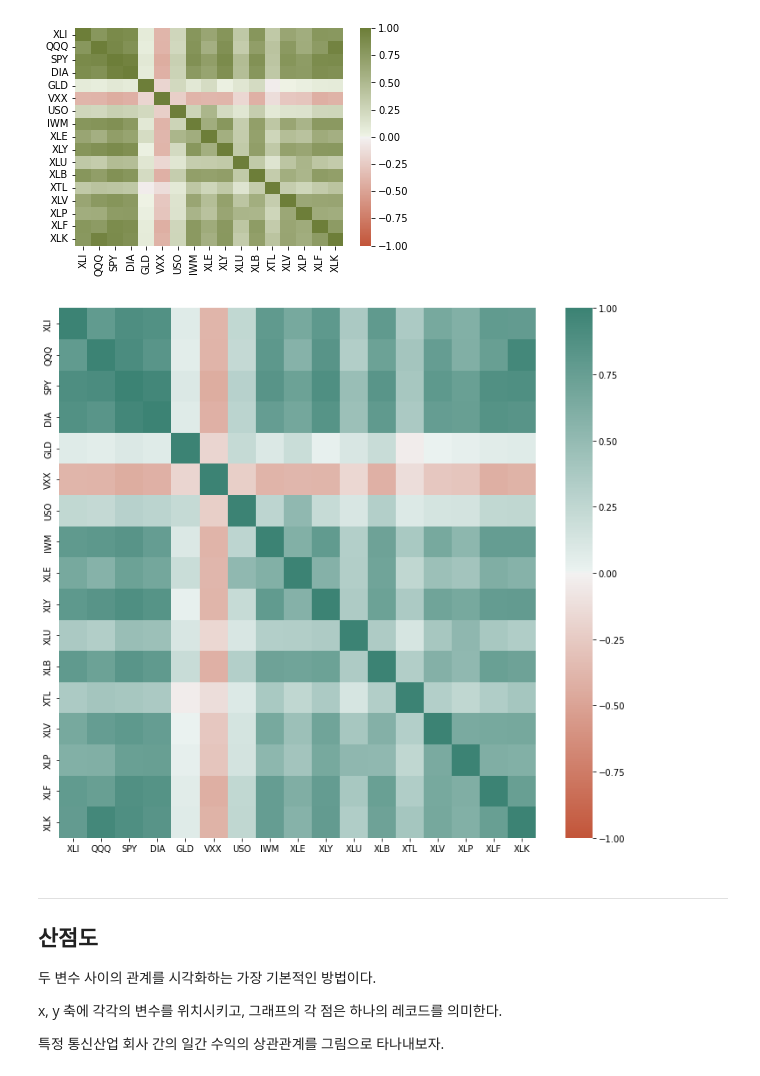
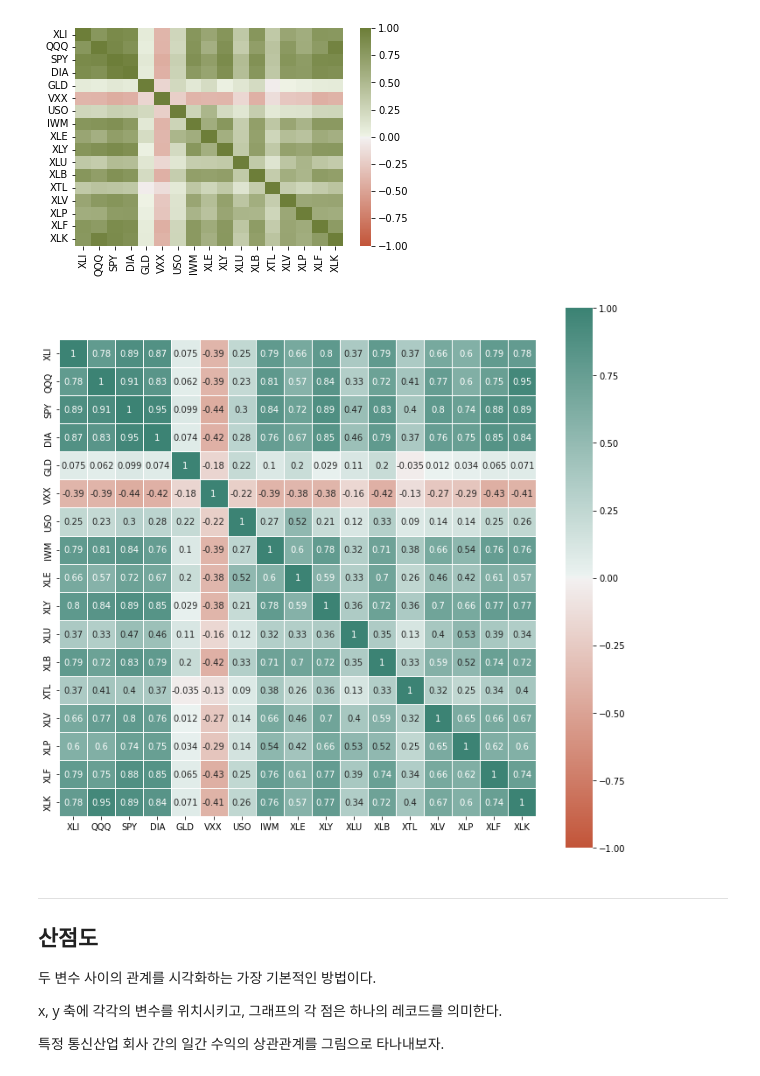
Before and after one commit to Angela-Park-JE/Practical_Statistics, a Jupyter notebook: Ch01_EDA/Ch1_EDA_분포탐색3_corr.ipynb, the cells around one changed output. Drawn from its saved outputs; the diff is of its cells as text; code cells hidden in the pictures.

```diff
--- a/Ch01_EDA/Ch1_EDA_분포탐색3_corr.ipynb
+++ b/Ch01_EDA/Ch1_EDA_분포탐색3_corr.ipynb
@@ -197,15 +197,16 @@ sns.heatmap(etfs.corr(), vmin=-1, vmax=1,
 # %%
 # 크기 조절하기
 
 fig, ax = plt.subplots(figsize=(10, 9))
 ax = sns.heatmap(etfs.corr(), vmin=-1, vmax=1,
                  cmap=sns.diverging_palette(20, 170, as_cmap=True),
-                 ax=ax)
+                 ax=ax,
+                 square = True, linewidths = 0.5, annot = True)             # 옵션 가지고 놀기: 그래프 정사각형하기, 선 그리기, 값 표시하기
 
 plt.tight_layout()
 plt.show()
 # %% [output]
-[figure, old version]
+[figure, new version]
 # %% [markdown]
 ---
 
```
